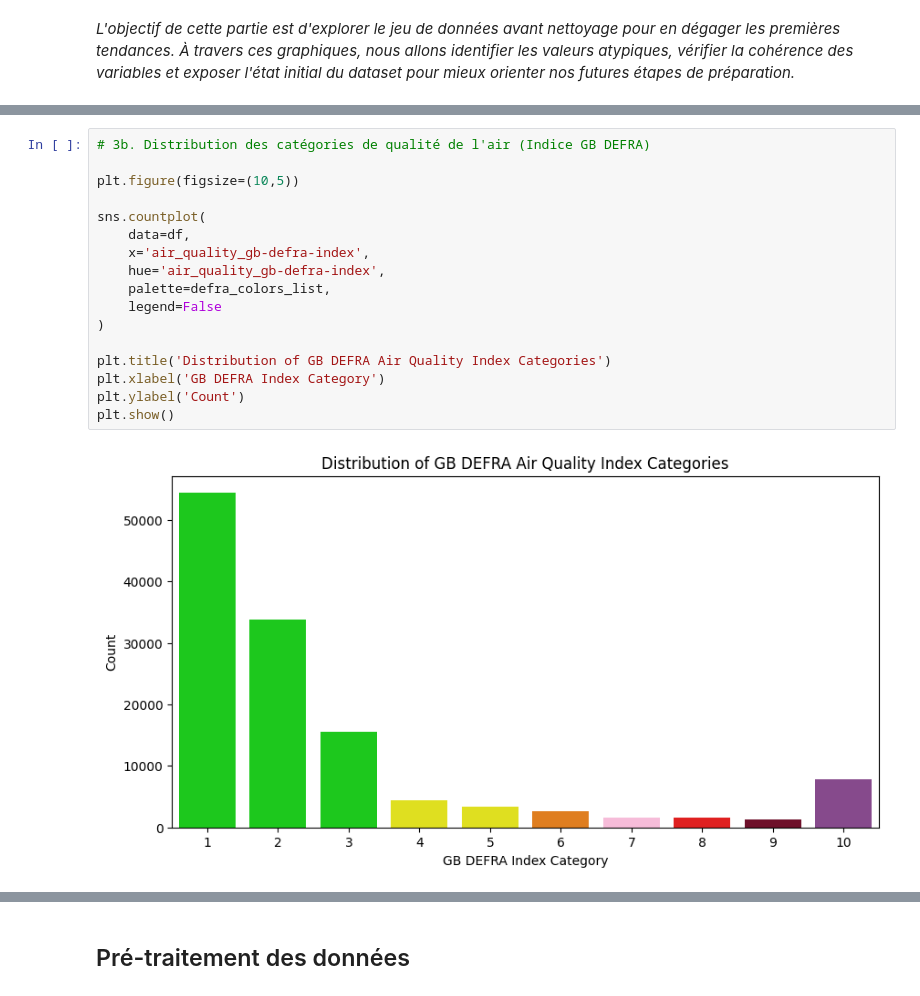
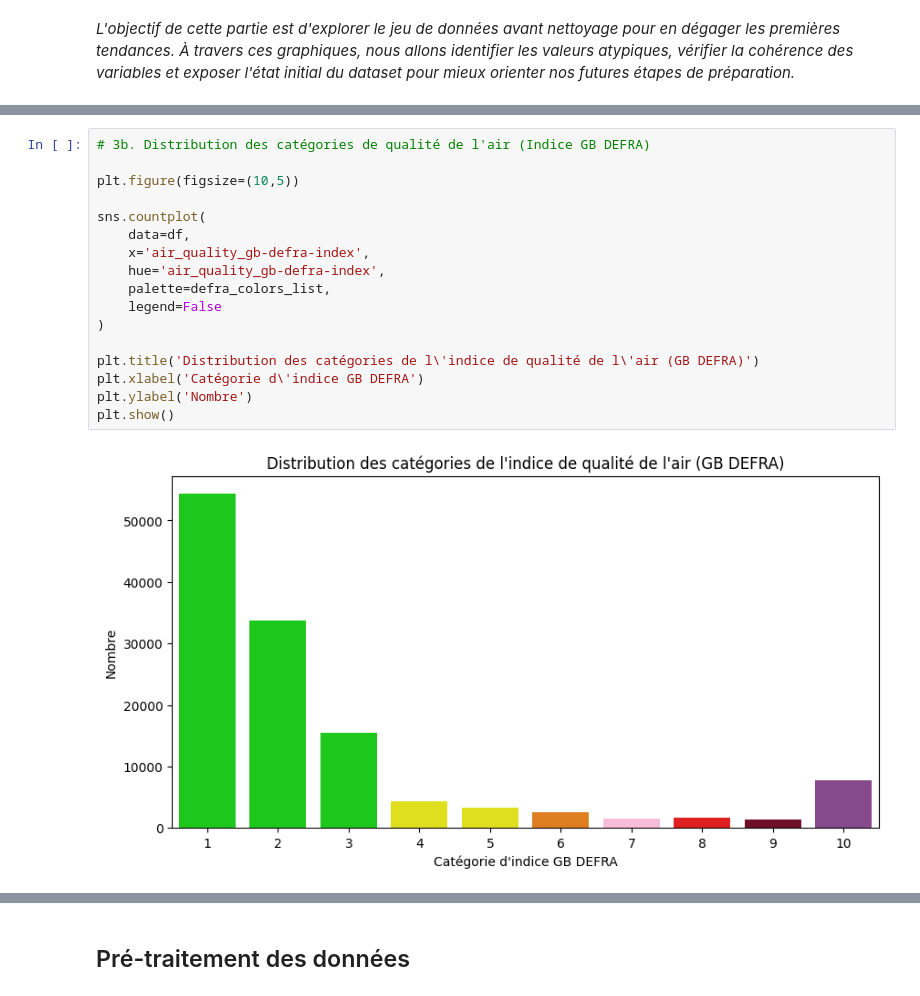
Before and after one commit to leagravellard/Memoire, a Jupyter notebook: Notebooks/01_exploration.ipynb, the cells around one changed output, grey strips where cells are left out. Drawn from its saved outputs; the diff is of its cells as text.

```diff
--- a/Notebooks/01_exploration.ipynb
+++ b/Notebooks/01_exploration.ipynb
@@ -438,22 +438,22 @@ plt.show()
 # %%
 # 3b. Distribution des catégories de qualité de l'air (Indice GB DEFRA)
 
 plt.figure(figsize=(10,5))
 
 sns.countplot(
     data=df,
     x='air_quality_gb-defra-index',
     hue='air_quality_gb-defra-index',
     palette=defra_colors_list,
     legend=False
 )
 
-plt.title('Distribution of GB DEFRA Air Quality Index Categories')
-plt.xlabel('GB DEFRA Index Category')
-plt.ylabel('Count')
+plt.title('Distribution des catégories de l\'indice de qualité de l\'air (GB DEFRA)')
+plt.xlabel('Catégorie d\'indice GB DEFRA')
+plt.ylabel('Nombre')
 plt.show()
 # %% [output]
-[figure, old version]
+[figure, new version]
 # %%
 # 4b. Pie chart de la répartition de l'indice de qualité de l'air GB DEFRA
 
```
Also changed, not shown: parts of 9 cells of this notebook, 7 other files.
